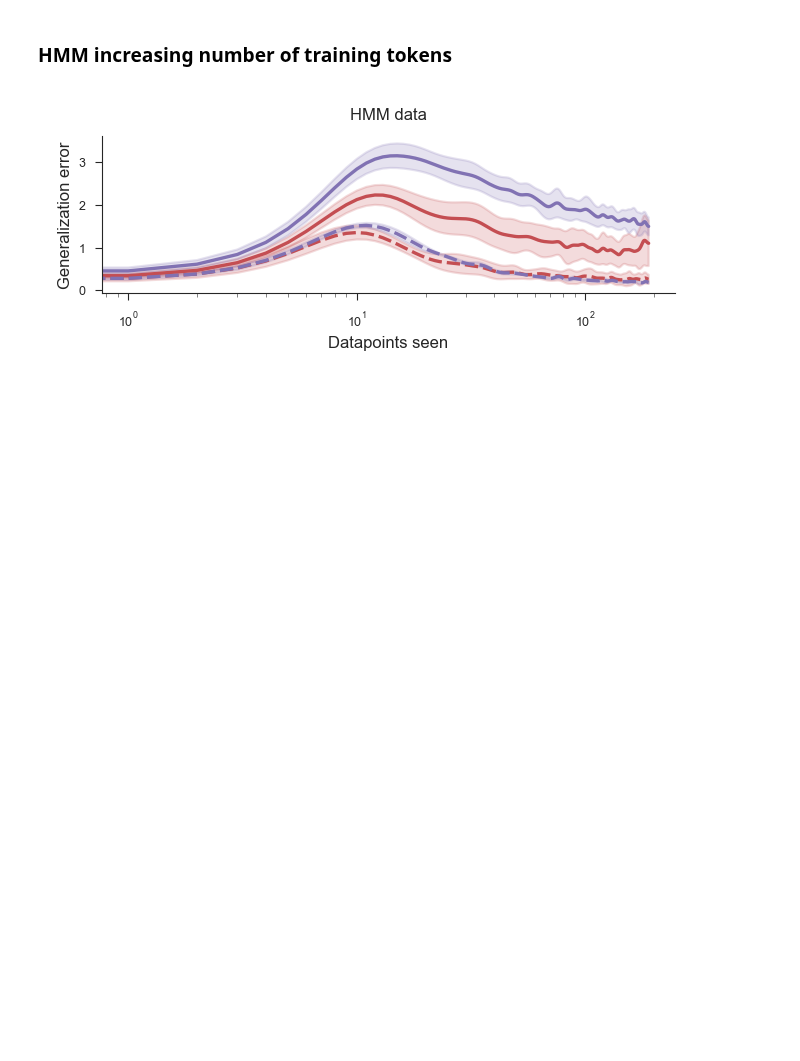
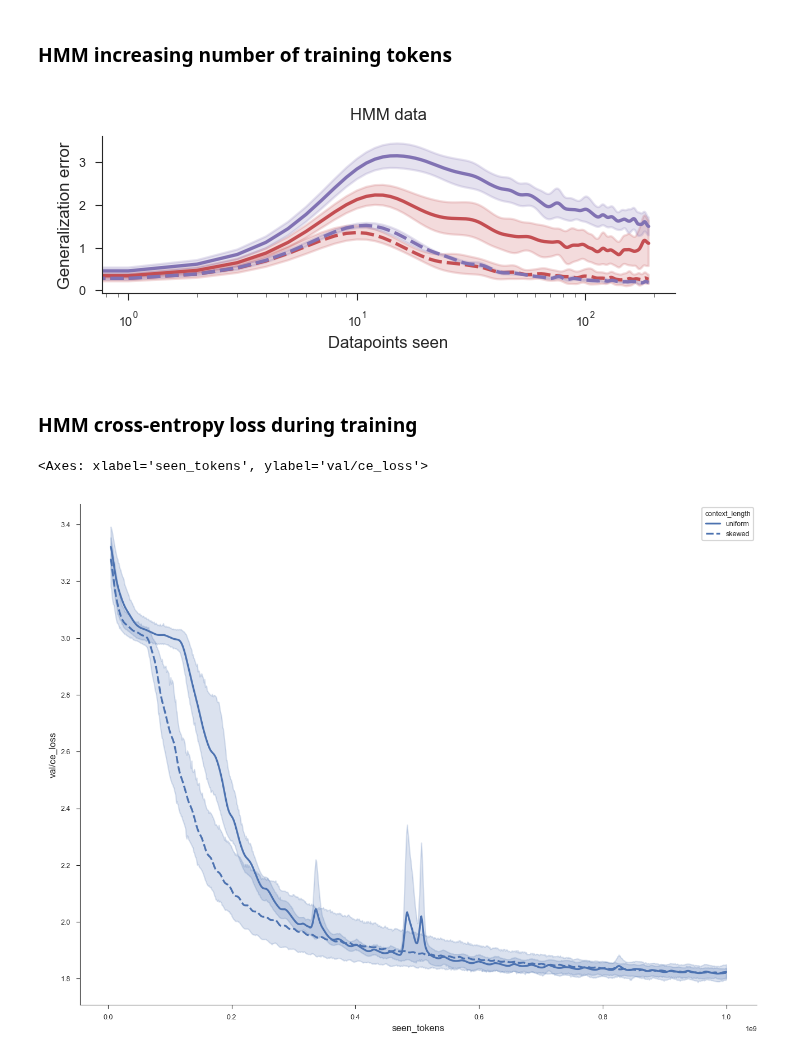
Before and after one commit to 3rdCore/PrequentialCode, a Jupyter notebook: papers/preprint/notebook.ipynb, the cells around one changed output. Saved outputs shown, nothing was run; the diff lists cells and outputs as text; code cells hidden in the pictures; blank space fills up the shorter version.

Commit message:
Add figure of HMM tass

```diff
--- a/papers/preprint/notebook.ipynb
+++ b/papers/preprint/notebook.ipynb
@@ -859,3 +860,5 @@ fig.savefig("saved/hmm_appendix.pdf")
 plt.show()
 # %% [output]
 [figure]
+# %% [markdown]
+### HMM cross-entropy loss during training
@@ -861,0 +904,46 @@ plt.show()
+# %%
+def smooth_data(
+    data,
+    sigma=20.0,
+    metrics=["val/ce_loss"],
+):
+    metrics = [m for m in metrics if m in data.columns]
+
+    def smooth(x, smoothing_columns, sigma):
+        x.loc[:, smoothing_columns] = gaussian_filter1d(
+            x[smoothing_columns], sigma, axis=0
+        )
+        x.loc[:, smoothing_columns] = x[smoothing_columns].rolling(window=3).min()
+        return x
+
+    data = data.sort_values(["run_id", "seen_tokens"])
+    data = (
+        data.groupby("run_id")
+        .apply(
+            lambda x: smooth(x, metrics, sigma=sigma),
+            include_groups=False,
+        )
+        .reset_index(level="run_id")
+    )
+
+    return data
+# %%
+data = data_hmm[["context_length", "run_id", "seen_tokens", "val/ce_loss"]]
+common_tokens = np.linspace(data_hmm['seen_tokens'].min(), data_hmm['seen_tokens'].max(), 1000)
+inter_data = pd.DataFrame()
+for run_id, group in data.groupby('run_id'):
+    inter_grp = pd.DataFrame({
+    "seen_tokens": common_tokens,
+    "val/ce_loss": np.interp(common_tokens, group['seen_tokens'], group['val/ce_loss']),
+    "run_id": run_id,
+    "context_length": group['context_length'].iloc[0],
+    })
+    inter_data = pd.concat([inter_data, inter_grp], ignore_index=True)
+inter_data.loc[inter_data["context_length"] == '[10, 200]', "context_length"] = "skewed"
+inter_data.loc[inter_data["context_length"] == '[200, 200]', "context_length"] = "uniform"
+
+data_smoothed = smooth_data(inter_data, sigma=3, metrics=["val/ce_loss"])
+#sns.lineplot(data=data_smoothed, x="seen_tokens", y="val/ce_loss", style="context_length")
+# %% [output]
+<Axes: xlabel='seen_tokens', ylabel='val/ce_loss'>
+[figure, added]
```
Also changed, not shown: parts of 3 cells of this notebook, 1 other file.
